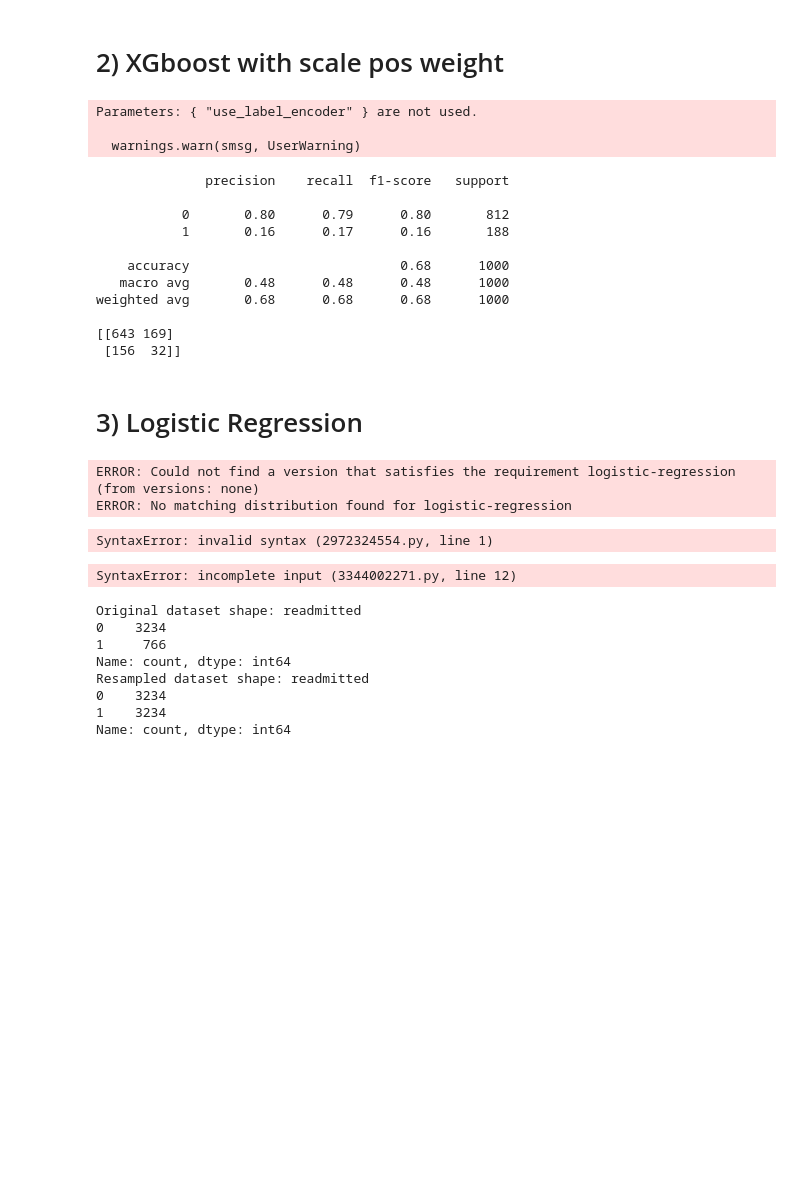
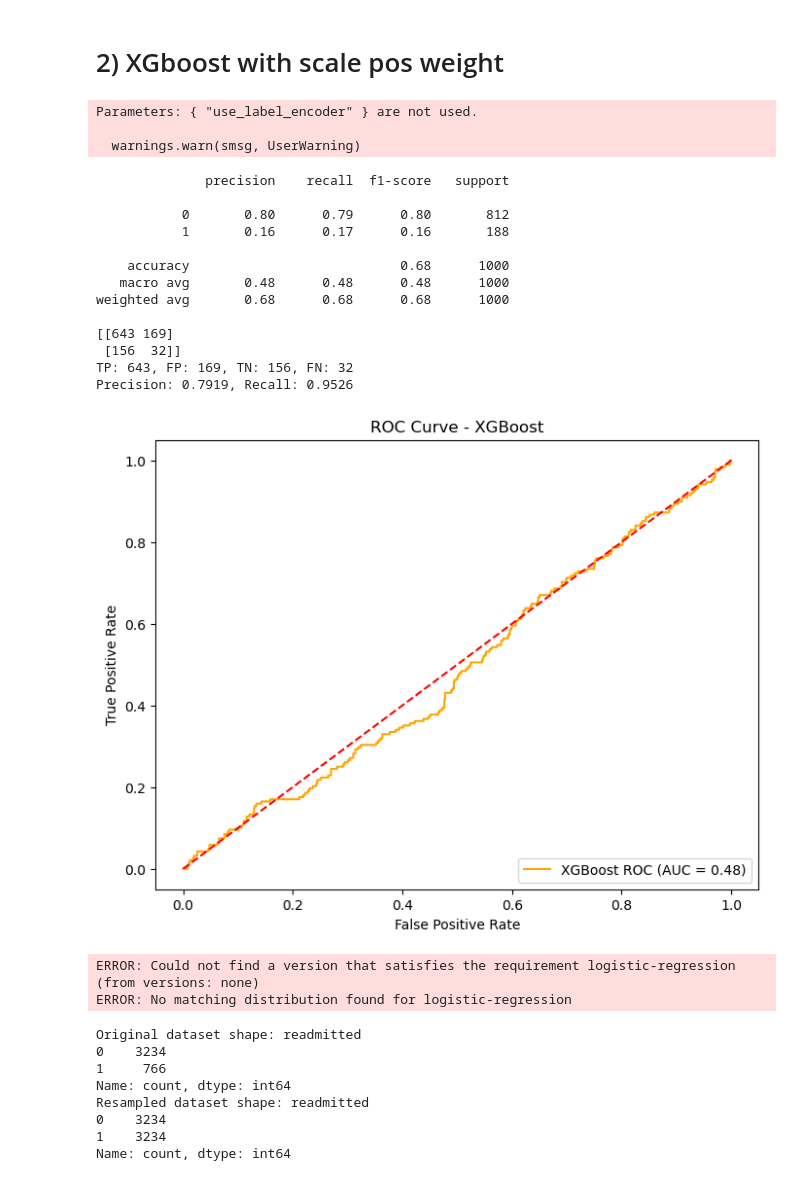
Before and after one commit to SairaBatool010/Hospital-Readmission-Prediction, a Jupyter notebook: SupervisedLearning.ipynb, the cells around one changed output. Saved outputs shown, nothing was run; the diff lists cells and outputs as text; code cells hidden in the pictures; blank space fills up the shorter version.

```diff
--- a/SupervisedLearning.ipynb
+++ b/SupervisedLearning.ipynb
@@ -417,65 +478,54 @@ Precision: 1.0000, Recall: 1.0000
 # %%
 #xgboost
 from xgboost import XGBClassifier
 xgb_model = XGBClassifier(scale_pos_weight=scale_pos_weight, use_label_encoder=False, eval_metric='logloss')
 xgb_model.fit(x_train, y_train)
 xgb_pred = xgb_model.predict(x_test)
 print(classification_report(y_test,xgb_pred))
 print(confusion_matrix(y_test,xgb_pred))
+
+#print the true positive, false positive, true negative, false negative
+tp, fp, tn, fn = confusion_matrix(y_test,xgb_pred).ravel()
+print(f"TP: {tp}, FP: {fp}, TN: {tn}, FN: {fn}")
+precision = tp / (tp + fp) if (tp + fp) > 0 else 0
+recall = tp / (tp + fn) if (tp + fn) > 0 else 0
+print(f"Precision: {precision:.4f}, Recall: {recall:.4f}")
+
+#ROC curve and AUC for XGBoost
+y_prob_xgb = xgb_model.predict_proba(x_test)[:, 1]
+fpr_xgb, tpr_xgb, thresholds_xgb = roc_curve(y_test, y_prob_xgb)
+roc_auc_xgb = auc(fpr_xgb, tpr_xgb)
+plt.figure(figsize=(8, 6))
+plt.plot(fpr_xgb, tpr_xgb, color='orange', label=f'XGBoost ROC (AUC = {roc_auc_xgb:.2f})')
+plt.plot([0, 1], [0, 1], color='red', linestyle='--')
+plt.xlabel('False Positive Rate')
+plt.ylabel('True Positive Rate')
+plt.title('ROC Curve - XGBoost')
+plt.legend(loc='lower right')
+plt.show()
 # %% [output]
 Parameters: { "use_label_encoder" } are not used.
 
   warnings.warn(smsg, UserWarning)
               precision    recall  f1-score   support
 
            0       0.80      0.79      0.80       812
            1       0.16      0.17      0.16       188
 
     accuracy                           0.68      1000
    macro avg       0.48      0.48      0.48      1000
 weighted avg       0.68      0.68      0.68      1000
 
 [[643 169]
  [156  32]]
+TP: 643, FP: 169, TN: 156, FN: 32
+Precision: 0.7919, Recall: 0.9526
+[figure, added]
-# %% [markdown]
-# 3) Logistic Regression
 # %%
 !pip install logistic-regression
 # %% [output]
 ERROR: Could not find a version that satisfies the requirement logistic-regression (from versions: none)
 ERROR: No matching distribution found for logistic-regression
-# %%
-from sklearn.linear_model import LogisticRegression
-
-log_model = LogisticRegression(max_iter=1000)
-log_model.fit(x_train, y_train)
-log_pred = log_model.predict(x_test)
-print(classification_report(y_test, log_pred))
-print(confusion_matrix(y_test, log_pred))n
-
-from logistic-regression import LogisticRegression
-log_model = LogisticRegression()
-log_model.fit(x_train, y_train)
-log_pred = log_model.predict(x_test)
-print(classification_report(y_test,log_pred))
-print(confusion_matrix(y_test,log_pred))
-# %% [output]
-SyntaxError: invalid syntax (2972324554.py, line 1)
-# %%
-from sklearn.model_selection import train_test_split
-from sklearn.tree import DecisionTreeClassifier
-
-x,y=training_data_encoded.drop('readmitted',axis=1),training_data_encoded['readmitted']
-x_train_SMOTE,x_test,y_train_SMOTE,y_test=train_test_split(x,y,test_size=0.2,random_state=42)
-model=DecisionTreeClassifier(max_depth=5, min_samples_leaf=100)
-model.fit(x_train_SMOTE,y_train)
-y_pred=model.predict(x_test)
-from sklearn.metrics import classification_report,confusion_matrix
-print(classification_report(y_test,y_pred))
-print(confusion_matrix(y_test,y_pred))
-print(tp,fp,tf,ft=
-# %% [output]
-SyntaxError: incomplete input (3344002271.py, line 12)
 # %%
 # data balancing using SMOTE
 from imblearn.over_sampling import SMOTE
```
Also changed, not shown: parts of 11 cells of this notebook.
